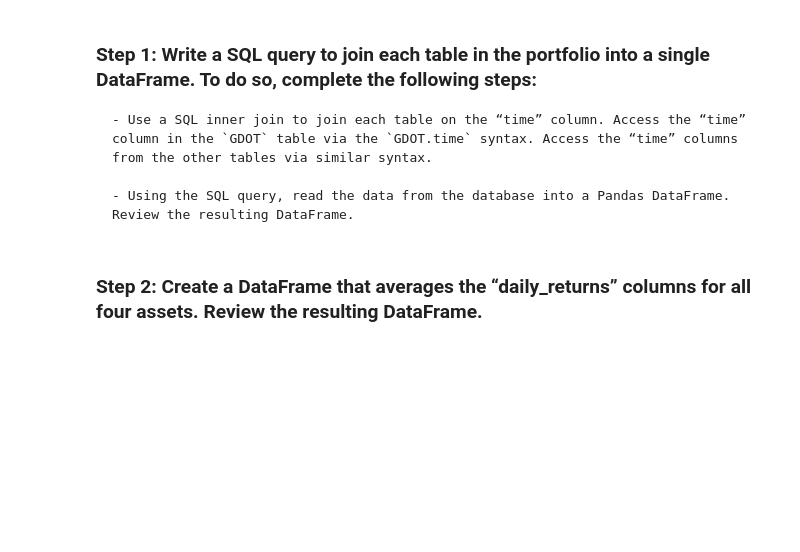
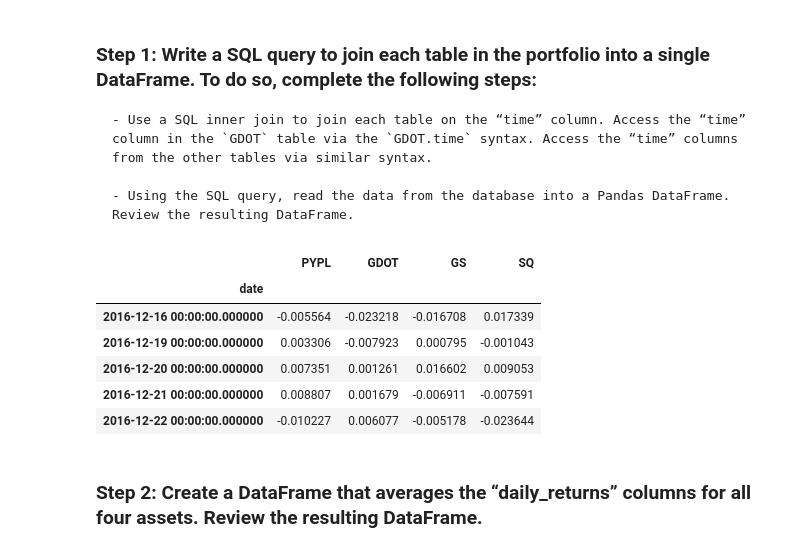
Before and after one commit to scottslusher/ETF-Analyzer, a Jupyter notebook: etf_analyzer.ipynb, the cells around one changed output. Drawn from its saved outputs; the diff is of its cells as text; code cells hidden in the pictures; blank space fills up the shorter version.

```diff
--- a/etf_analyzer.ipynb
+++ b/etf_analyzer.ipynb
@@ -347,18 +347,36 @@ Complete the following steps:
 
     - Using the SQL query, read the data from the database into a Pandas DataFrame. Review the resulting DataFrame.
 # %%
+# 'GDOT', 'GS', 'PYPL', 'SQ'
 # Wreate a SQL query to join each table in the portfolio into a single DataFrame
 # Use the time column from each table as the basis for the join
 query = """
 SELECT
-
+    PYPL.time,
+    PYPL.daily_returns,
+    GDOT.daily_returns,
+    GS.daily_returns,
+    SQ.daily_returns
+FROM PYPL
+INNER JOIN GDOT ON PYPL.time = GDOT.time
+INNER JOIN GS ON PYPL.time = GS.time
+INNER JOIN SQ ON PYPL.time = SQ.time
 """
-
+query_results = engine.execute(query)
 # Using the query, read the data from the database into a Pandas DataFrame
-etf_portfolio = # YOUR CODE HERE
-
+etf_portfolio = pd.DataFrame(list(query_results), columns=['date','PYPL', 'GDOT', 'GS', 'SQ'])
+etf_portfolio.set_index(etf_portfolio['date'], inplace=True)
+etf_portfolio.drop(columns=['date'],inplace=True)
 # Review the resulting DataFrame
-# YOUR CODE HERE
+etf_portfolio.head()
+# %% [output]
+|  | PYPL | GDOT | GS | SQ |
+| date |  |  |  |  |
+| 2016-12-16 00:00:00.000000 | -0.005564 | -0.023218 | -0.016708 | 0.017339 |
+| 2016-12-19 00:00:00.000000 | 0.003306 | -0.007923 | 0.000795 | -0.001043 |
+| 2016-12-20 00:00:00.000000 | 0.007351 | 0.001261 | 0.016602 | 0.009053 |
+| 2016-12-21 00:00:00.000000 | 0.008807 | 0.001679 | -0.006911 | -0.007591 |
+| 2016-12-22 00:00:00.000000 | -0.010227 | 0.006077 | -0.005178 | -0.023644 |
 # %% [markdown]
 ### Step 2: Create a DataFrame that averages the “daily_returns” columns for all four assets. Review the resulting DataFrame.
 # %%
```
Also changed, not shown: parts of 4 cells of this notebook.
